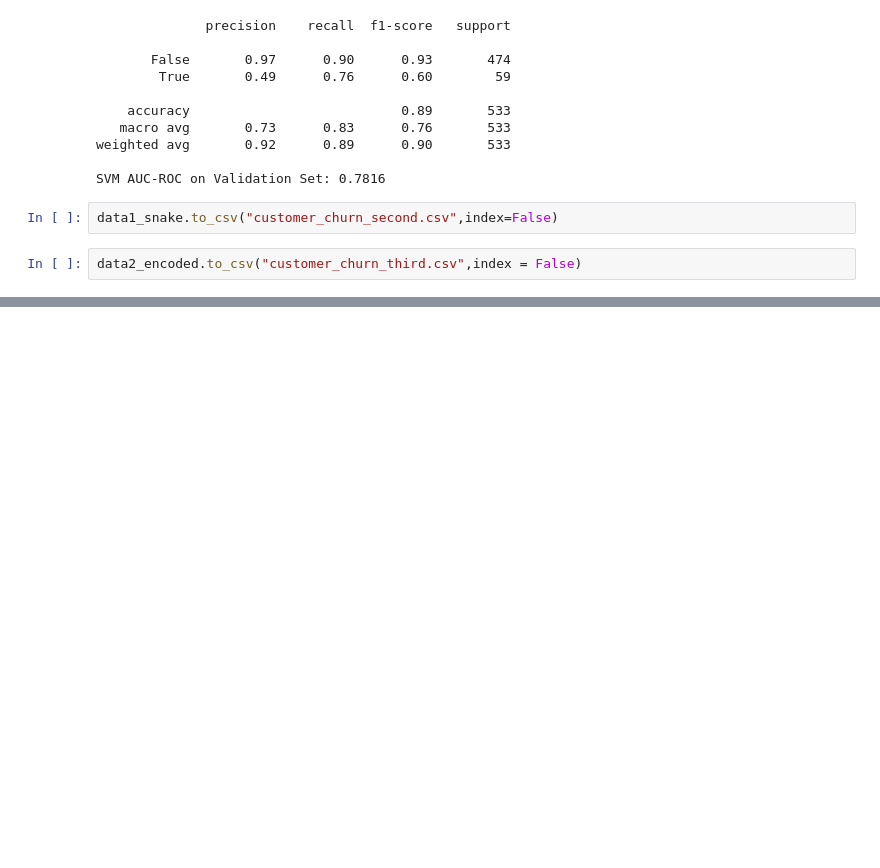
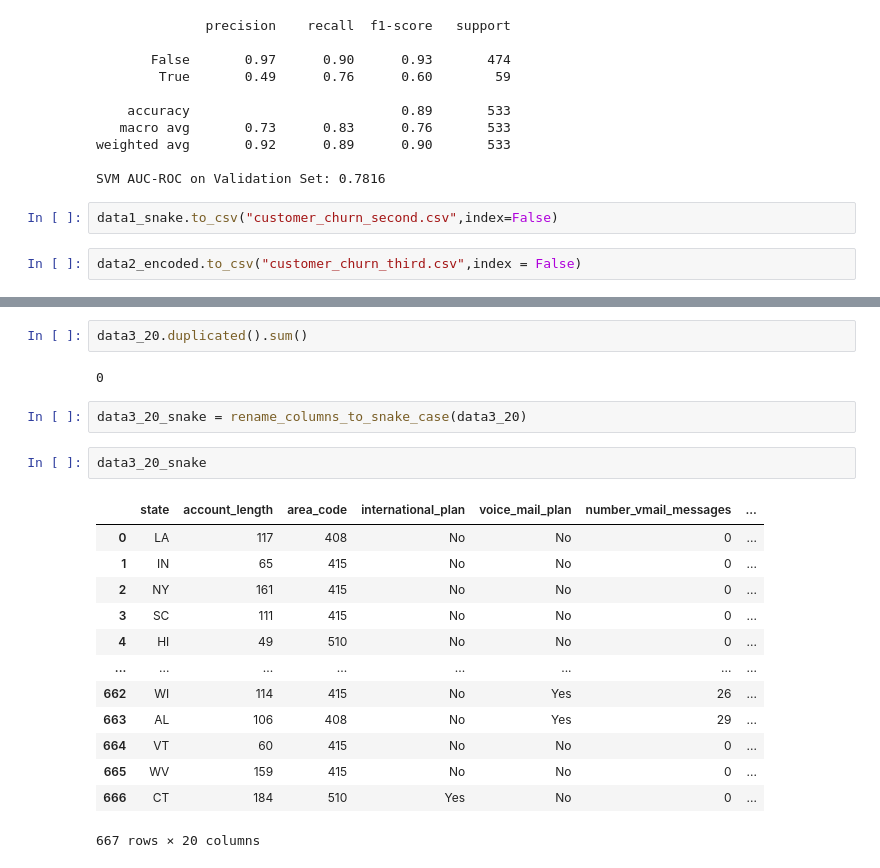
Before and after one commit to AsenSirakov/Machine_Learning_2024_Soft_uni, a Jupyter notebook: Introduction to Machine Learning/Telecom .ipynb, the cells around one changed output, grey strips where cells are left out. Drawn from its saved outputs; the diff is of its cells as text; blank space fills up the shorter version.

```diff
--- a/Introduction to Machine Learning/Telecom .ipynb
+++ b/Introduction to Machine Learning/Telecom .ipynb
@@ -731,0 +790,22 @@ data2_encoded.to_csv("customer_churn_third.csv",index = False)
+# %%
+data3_20.duplicated().sum()
+# %% [output]
+0
+# %%
+data3_20_snake = rename_columns_to_snake_case(data3_20)
+# %%
+data3_20_snake
+# %% [output]
+|  | state | account_length | area_code | international_plan | voice_mail_plan | number_vmail_messages | ... |
+| 0 | LA | 117 | 408 | No | No | 0 | ... |
+| 1 | IN | 65 | 415 | No | No | 0 | ... |
+| 2 | NY | 161 | 415 | No | No | 0 | ... |
+| 3 | SC | 111 | 415 | No | No | 0 | ... |
+| 4 | HI | 49 | 510 | No | No | 0 | ... |
+| ... | ... | ... | ... | ... | ... | ... | ... |
+| 662 | WI | 114 | 415 | No | Yes | 26 | ... |
+| 663 | AL | 106 | 408 | No | Yes | 29 | ... |
+| 664 | VT | 60 | 415 | No | No | 0 | ... |
+| 665 | WV | 159 | 415 | No | No | 0 | ... |
+| 666 | CT | 184 | 510 | Yes | No | 0 | ... |
+667 rows × 20 columns
```
Also changed, not shown: parts of 16 cells of this notebook.
